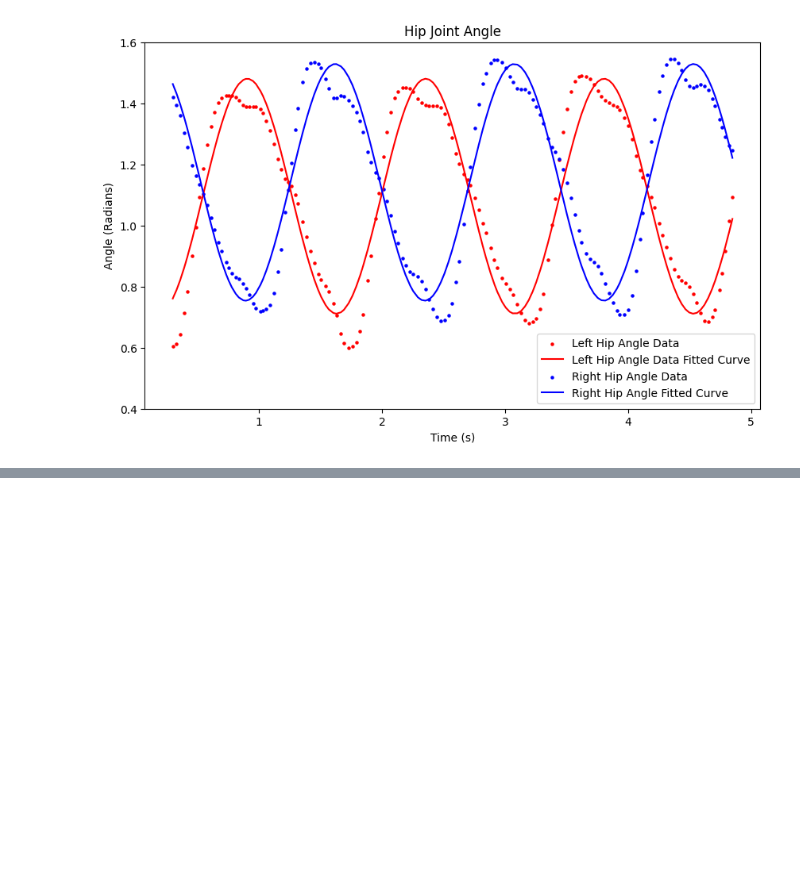
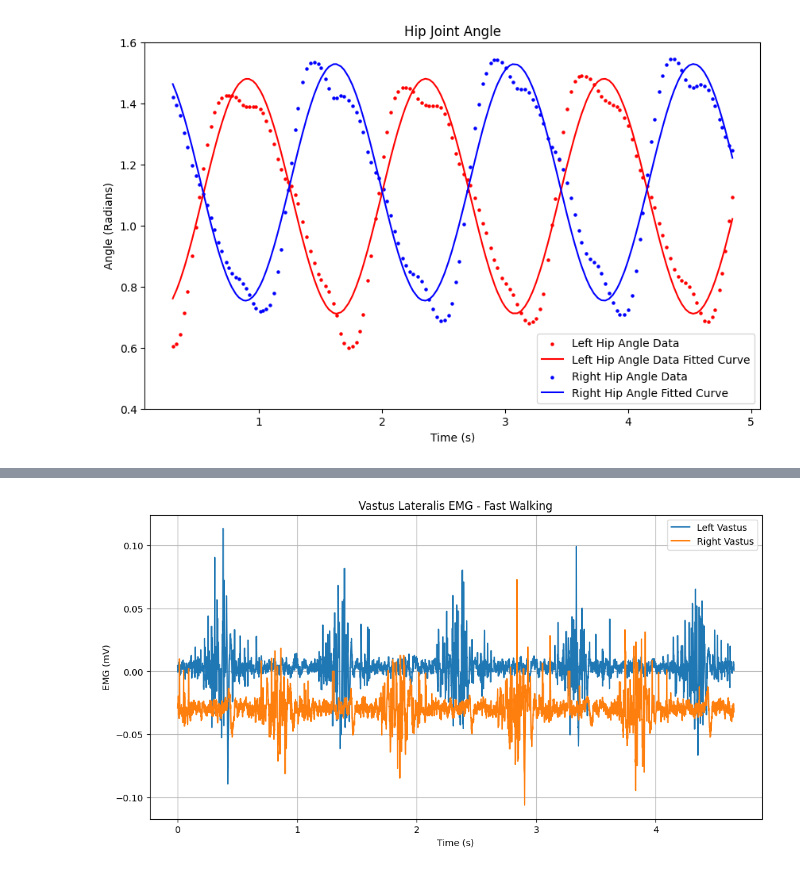
Before and after one commit to BIOROB-Lab-192/robotic-hip-exoskeleton, a Jupyter notebook: src/jupyter.ipynb, the cells around one changed output, grey strips where cells are left out. Saved outputs shown, nothing was run; the diff lists cells and outputs as text; code cells hidden in the pictures; blank space fills up the shorter version.

Commit message:
Added some Data porocessing for the EMG Sensors

```diff
--- a/src/jupyter.ipynb
+++ b/src/jupyter.ipynb
@@ -234,6 +234,8 @@ Estimated Parameters:
 <matplotlib.legend.Legend at 0x...>
 [figure]
 # %%
-vastusdata = pd.read_csv("data\Vastus_lateralis_fast_walking_minute.xlsx", skiprows=6)
+vastusdata = pd.read_excel("../data/Vastus_lateralis_fast_walking_minute.xlsx", skiprows=5)
 vastusdata.head()
+vastusdata = vastusdata[1:]
+vastusdata.head()
 # %% [output]
@@ -240,0 +248,4 @@ FileNotFoundError: [Errno 2] No such file or directory: 'data\\Vastus_lateralis_
+# %%
+vastusdata.info()
+vastusdata["EMG 1 (mV).1"] = pd.to_numeric(vastusdata["EMG 1 (mV).1"],errors="coerce")
+vastusdata["EMG 1 (mV)"] = pd.to_numeric(vastusdata["EMG 1 (mV)"], errors="coerce")
@@ -240,0 +264,24 @@ FileNotFoundError: [Errno 2] No such file or directory: 'data\\Vastus_lateralis_
+# %%
+start = 0
+end = 10000
+plt.figure(figsize=(12, 6))
+plt.plot(
+    vastusdata["EMG 1 Time Series (s)"].iloc[start:end],
+    vastusdata["EMG 1 (mV)"].iloc[start:end],
+    label="Left Vastus"
+)
+plt.plot(
+    vastusdata["EMG 1 Time Series (s).1"].iloc[start:end],
+    vastusdata["EMG 1 (mV).1"].iloc[start:end],
+    label="Right Vastus"
+)
+
+
+plt.xlabel("Time (s)")
+plt.ylabel("EMG (mV)")
+plt.title("Vastus Lateralis EMG - Fast Walking")
+plt.legend()
+plt.grid(True)
+plt.show()
+# %% [output]
+[figure, added]
```
Also changed, not shown: parts of 4 cells of this notebook.
